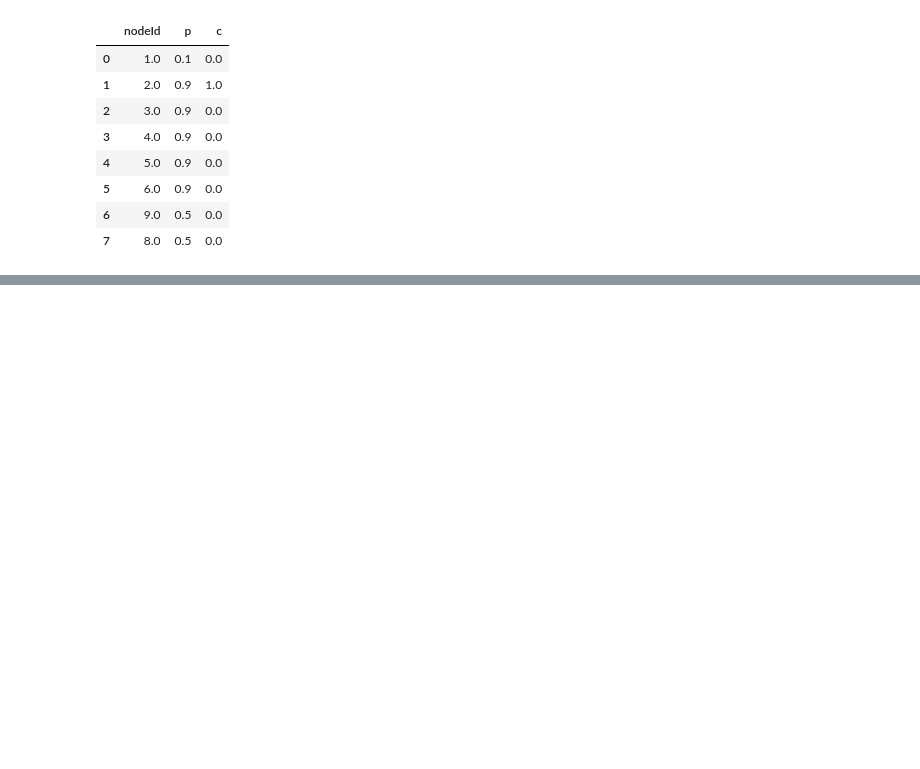
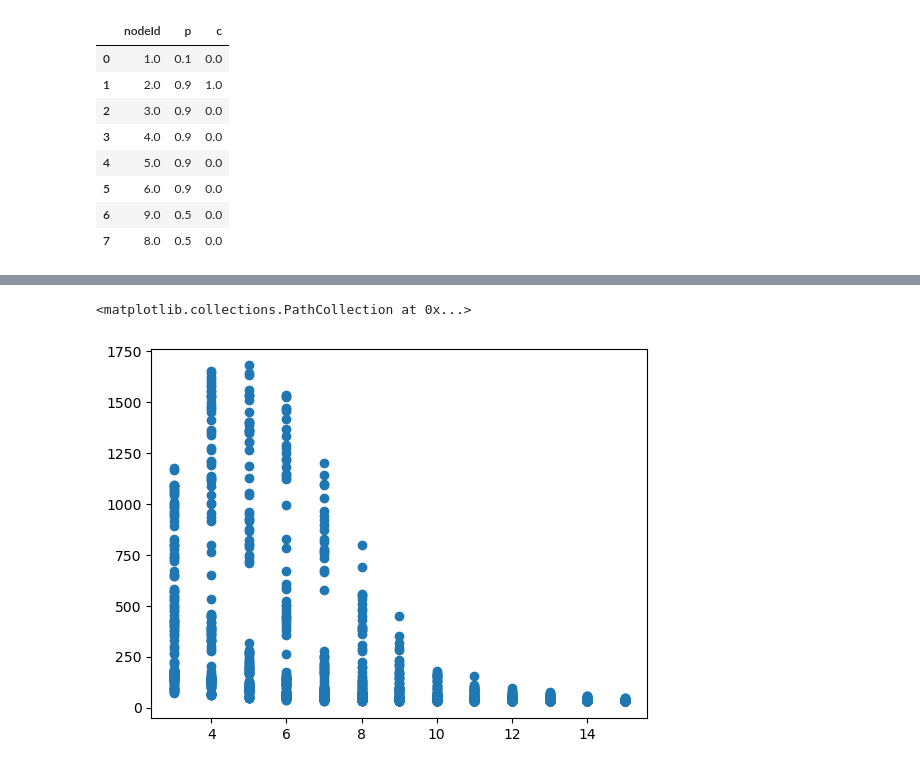
Before and after one commit to dermitdemk/watts_cascades_in_networks, a Jupyter notebook: main.ipynb, the cells around one changed output, grey strips where cells are left out. Cells and saved outputs as stored; diff of their text form; code cells hidden in the pictures; blank space fills up the shorter version.

```diff
--- a/main.ipynb
+++ b/main.ipynb
@@ -232,0 +283,5 @@ checking chascade
+# %%
+plt.scatter(data['z'],data['size_of_cascade'])
+# %% [output]
+<matplotlib.collections.PathCollection at 0x...>
+[figure, added]
```
Also changed, not shown: parts of 8 cells of this notebook.
